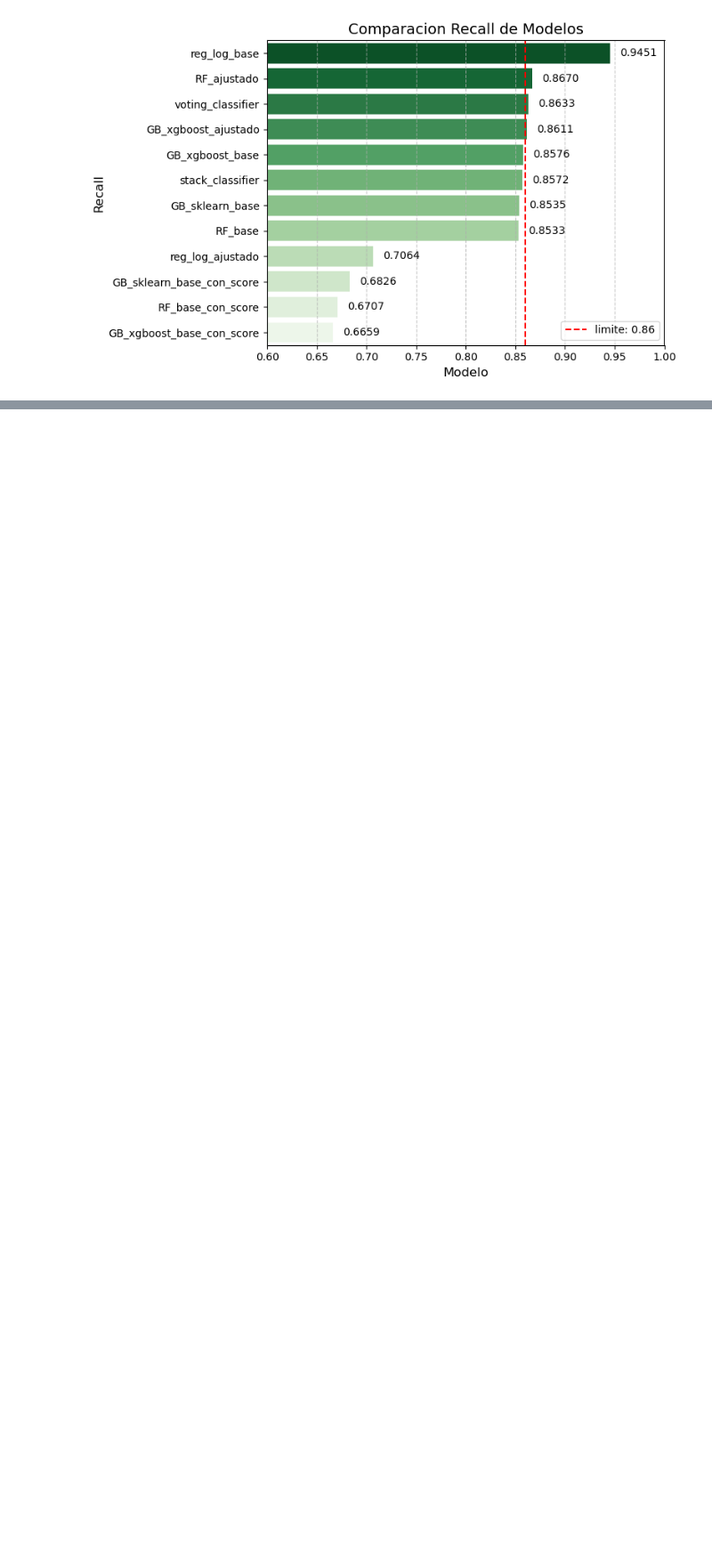
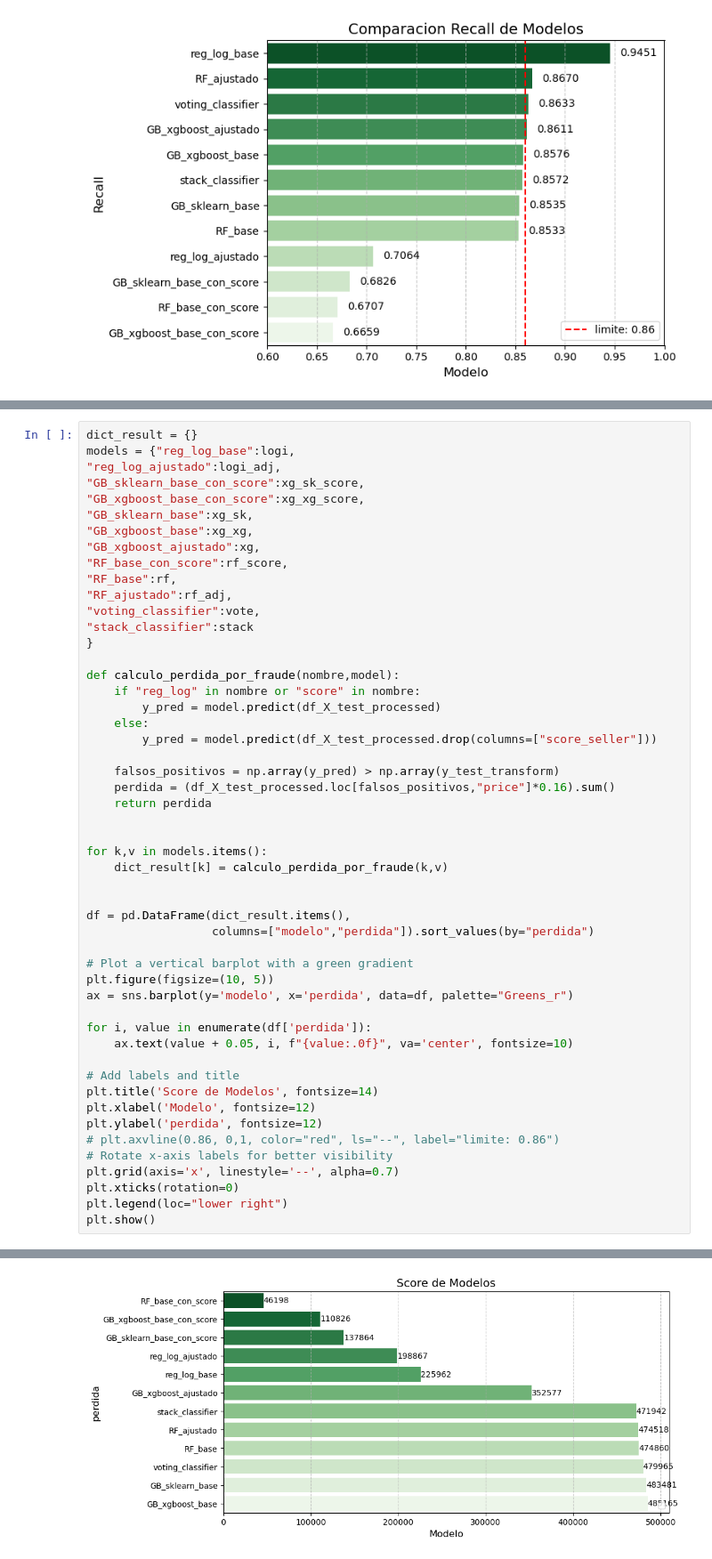
Before and after one commit to paulguz261/meli_ds_challenge2, a Jupyter notebook: notebooks/03_model_tunning.ipynb, the cells around one changed output, grey strips where cells are left out. Shown at 89% size. Drawn from its saved outputs; the diff is of its cells as text; blank space fills up the shorter version.

```diff
--- a/notebooks/03_model_tunning.ipynb
+++ b/notebooks/03_model_tunning.ipynb
@@ -941,0 +954,52 @@ plt.show()
+# %%
+dict_result = {}
+models = {"reg_log_base":logi,
+"reg_log_ajustado":logi_adj,
+"GB_sklearn_base_con_score":xg_sk_score,
+"GB_xgboost_base_con_score":xg_xg_score,
+"GB_sklearn_base":xg_sk,
+"GB_xgboost_base":xg_xg,
+"GB_xgboost_ajustado":xg,
+"RF_base_con_score":rf_score,
+"RF_base":rf,
+"RF_ajustado":rf_adj,
+"voting_classifier":vote,
+"stack_classifier":stack
+}
+
+def calculo_perdida_por_fraude(nombre,model):
+    if "reg_log" in nombre or "score" in nombre:
+        y_pred = model.predict(df_X_test_processed)
+    else:
+        y_pred = model.predict(df_X_test_processed.drop(columns=["score_seller"]))
+
+    falsos_positivos = np.array(y_pred) > np.array(y_test_transform)
+    perdida = (df_X_test_processed.loc[falsos_positivos,"price"]*0.16).sum()
+    return perdida
+
+
+for k,v in models.items():
+    dict_result[k] = calculo_perdida_por_fraude(k,v)
+
+
+df = pd.DataFrame(dict_result.items(),
+                  columns=["modelo","perdida"]).sort_values(by="perdida")
+
+# Plot a vertical barplot with a green gradient
+plt.figure(figsize=(10, 5))
+ax = sns.barplot(y='modelo', x='perdida', data=df, palette="Greens_r")
+
+for i, value in enumerate(df['perdida']):
+    ax.text(value + 0.05, i, f"{value:.0f}", va='center', fontsize=10)
+
+# Add labels and title
+plt.title('Score de Modelos', fontsize=14)
+plt.xlabel('Modelo', fontsize=12)
+plt.ylabel('perdida', fontsize=12)
+# plt.axvline(0.86, 0,1, color="red", ls="--", label="limite: 0.86")
+# Rotate x-axis labels for better visibility
+plt.grid(axis='x', linestyle='--', alpha=0.7)
+plt.xticks(rotation=0)
+plt.legend(loc="lower right")
+plt.show()
+# %% [output]
@@ -942,3 +1007,4 @@ plt.show()
+[figure, added]
 # %% [markdown]
 #### Mejor Modelo
 
```
Also changed, not shown: parts of 25 cells of this notebook.
